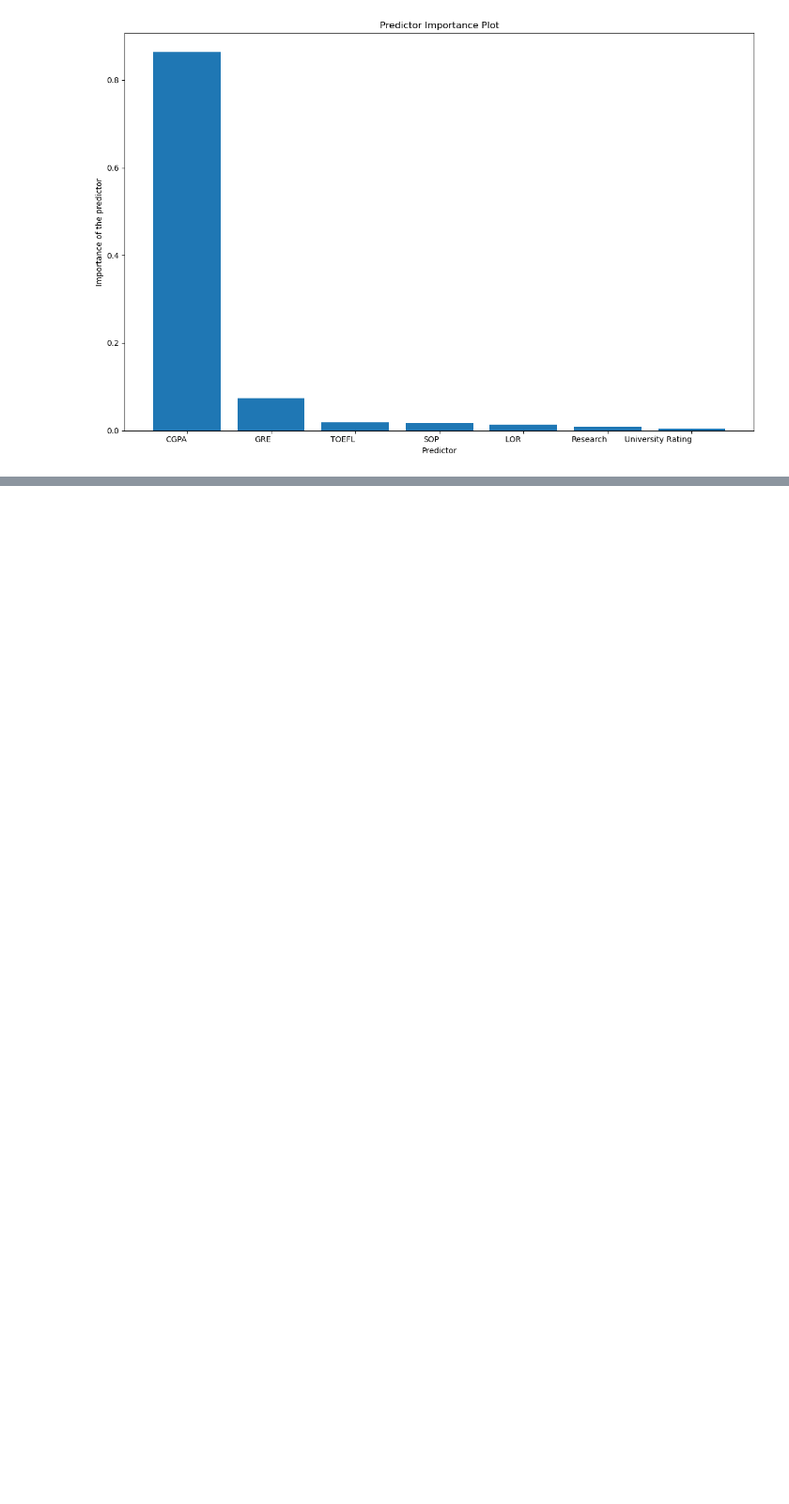
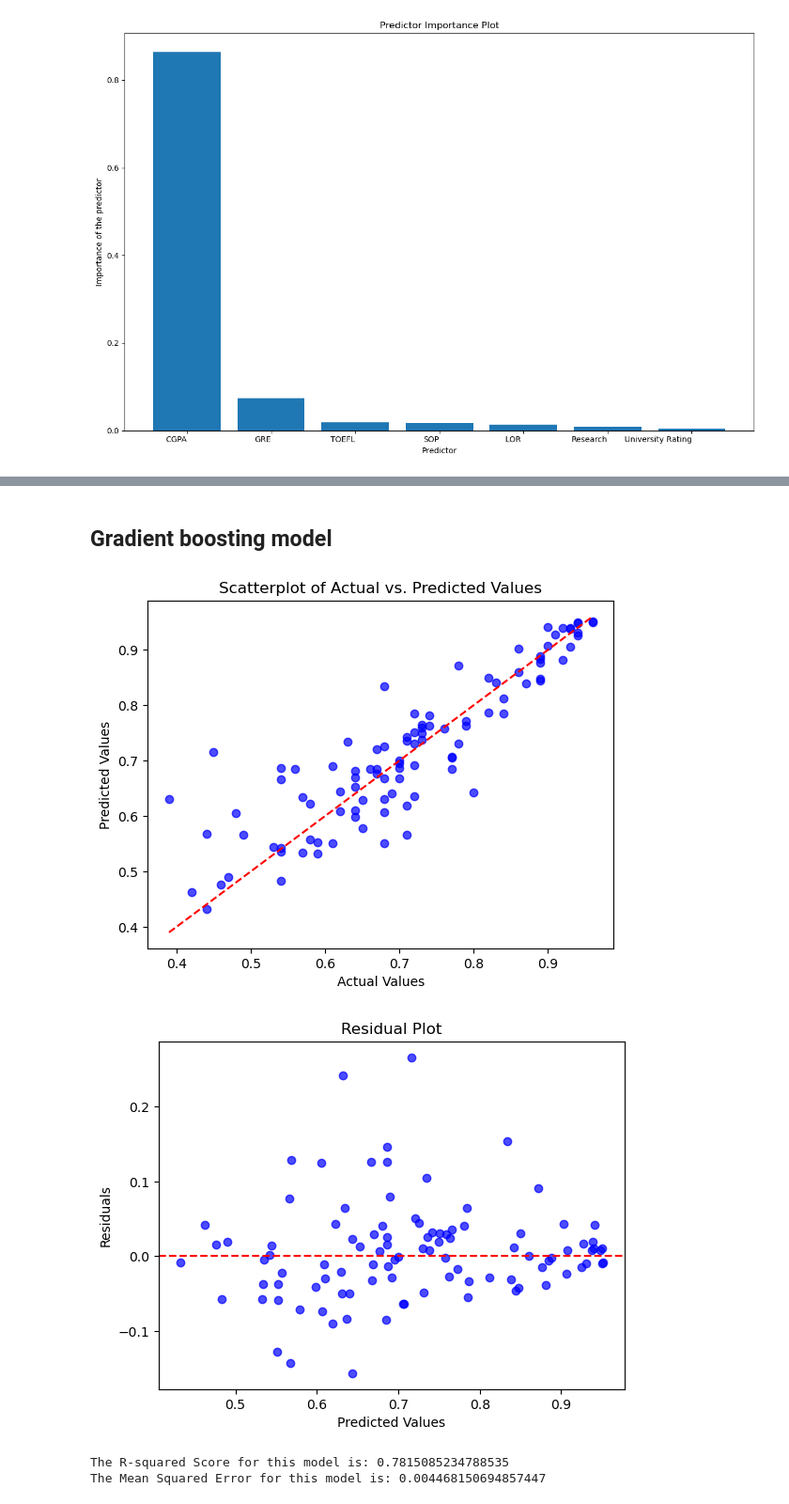
Before and after one commit to anly512/5300-project-group-26, a Jupyter notebook: code.ipynb, the cells around one changed output, grey strips where cells are left out. Shown at 94% size. Saved outputs shown, nothing was run; the diff lists cells and outputs as text; code cells hidden in the pictures; blank space fills up the shorter version.

```diff
--- a/code.ipynb
+++ b/code.ipynb
@@ -237,0 +324,12 @@ The R-squared score and the mean squared error of this model are:
+# %% [markdown]
+## Gradient boosting model
+# %%
+param = {'n_estimators': 100, 'learning_rate': 0.1, 'max_depth': 3}
+model = Regressor(param)
+model.fit(X_train, y_train, 'gradient_boosting')
+model.tune(X_train, y_train, X_val, y_val, 'gradient_boosting')
+# %% [output]
+[figure, added]
+[figure, added]
+The R-squared Score for this model is: 0.7815085234788535
+The Mean Squared Error for this model is: 0.004468150694857447
```
Also changed, not shown: parts of 7 cells of this notebook.
